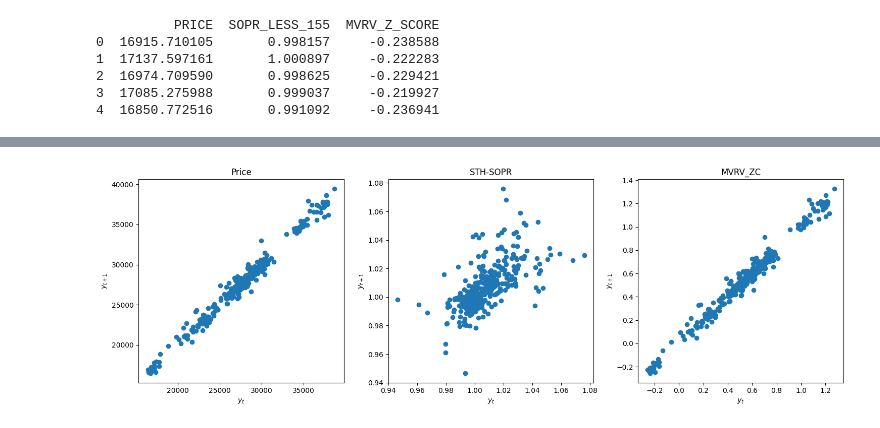
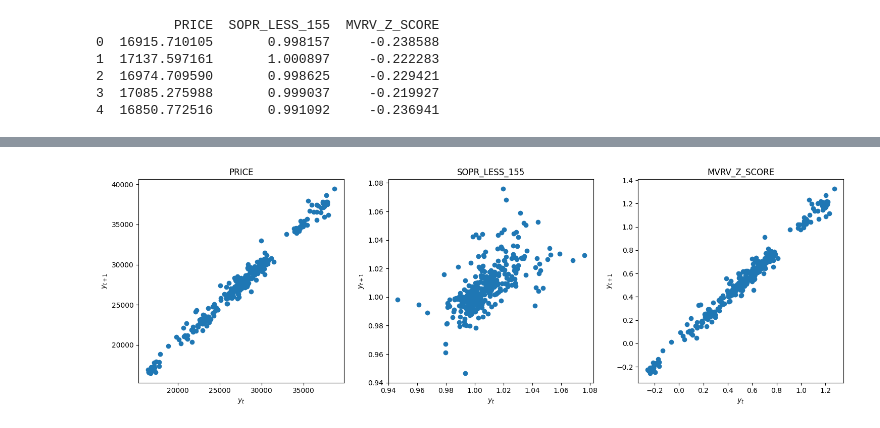
Before and after one commit to CryptoVizArt/Project_EngineRoom, a Jupyter notebook: garenger_test04_00.ipynb, the cells around one changed output, grey strips where cells are left out. Drawn from its saved outputs; the diff is of its cells as text; code cells hidden in the pictures.

```diff
--- a/garenger_test04_00.ipynb
+++ b/garenger_test04_00.ipynb
@@ -65,29 +65,17 @@ plt.show()
 # %%
 #lag plots to quickly check for stationarity
+
 def lag_plots(data_df):
-    f, (ax1, ax2, ax3) = plt.subplots(1, 3, figsize=(15, 5))
-
-    lag_plot(data_df[data_df.columns[0]], ax=ax1)
-    ax1.set_title(data_df.columns[0]);
-
-    lag_plot(data_df[data_df.columns[1]], ax=ax2)
-    ax2.set_title(data_df.columns[1]);
-
-    lag_plot(data_df[data_df.columns[2]], ax=ax3)
-    ax3.set_title(data_df.columns[2]);
-
-    ax1.set_ylabel('$y_{t+1}$');
-    ax1.set_xlabel('$y_t$');
-    ax2.set_ylabel('$y_{t+1}$');
-    ax2.set_xlabel('$y_t$');
-    ax3.set_ylabel('$y_{t+1}$');
-    ax3.set_xlabel('$y_t$');
-
+    f, ax= plt.subplots(1, data_df.shape[1], figsize=(15, 5))
+    for i in range(data_df.shape[1]):
+        lag_plot(data_df[data_df.columns[i]], ax=ax[i])
+        ax[i].set_title(data_df.columns[i]);
+        ax[i].set_ylabel('$y_{t+1}$');
+        ax[i].set_xlabel('$y_t$');
     plt.tight_layout()
+lag_plots(df)
+# %% [output]
+[figure, added]
-# %%
-lag_plots(df)
-# %% [output]
-[figure, removed]
 # %%
 #Use KPSS and ADF teststo conclusively check for stationarity
 def kpss_test(data_df):
```
Also changed, not shown: parts of 12 cells of this notebook.
